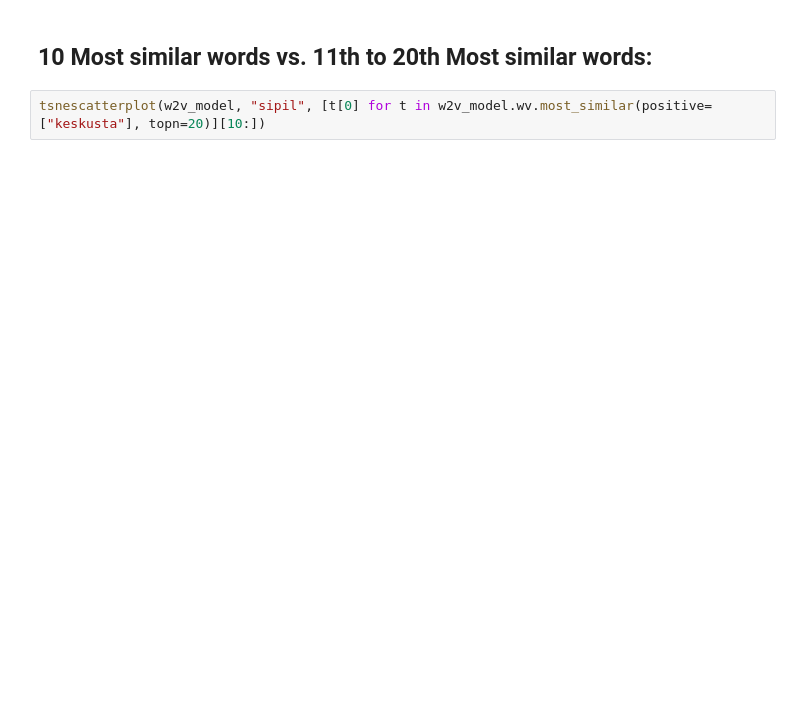
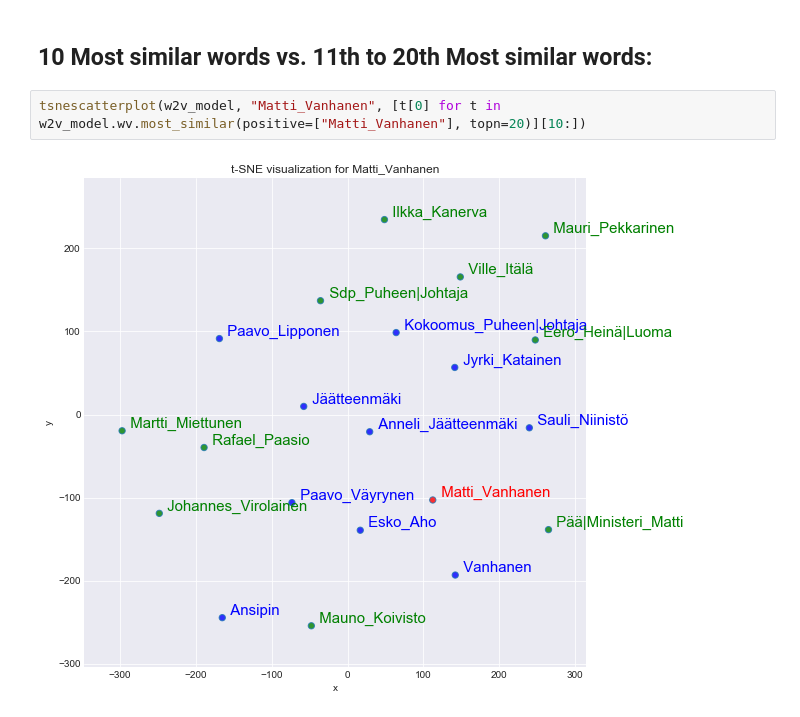
Before and after one commit to jonatanvm/nlp-project, a Jupyter notebook: notebooks/gensim_word2vec_wiki_corpus.ipynb, the cells around one changed output. Saved outputs shown, nothing was run; the diff lists cells and outputs as text; blank space fills up the shorter version.

```diff
--- a/notebooks/gensim_word2vec_wiki_corpus.ipynb
+++ b/notebooks/gensim_word2vec_wiki_corpus.ipynb
@@ -266,4 +352,6 @@ tsnescatterplot(w2v_model, 'keskusta', [i[0] for i in w2v_model.wv.most_similar(
 # %% [markdown]
 ## 10 Most similar words vs. 11th to 20th Most similar words:
 # %%
-tsnescatterplot(w2v_model, "sipil", [t[0] for t in w2v_model.wv.most_similar(positive=["keskusta"], topn=20)][10:])
+tsnescatterplot(w2v_model, "Matti_Vanhanen", [t[0] for t in w2v_model.wv.most_similar(positive=["Matti_Vanhanen"], topn=20)][10:])
+# %% [output]
+[figure, added]
```
Also changed, not shown: parts of 17 cells of this notebook, 2 other files.
